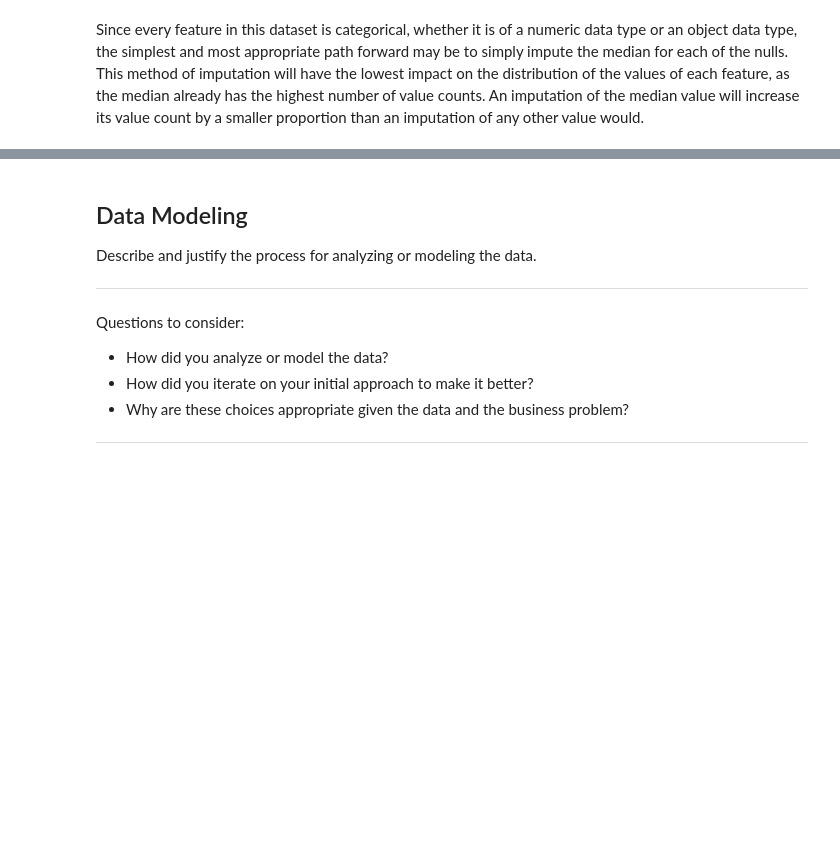
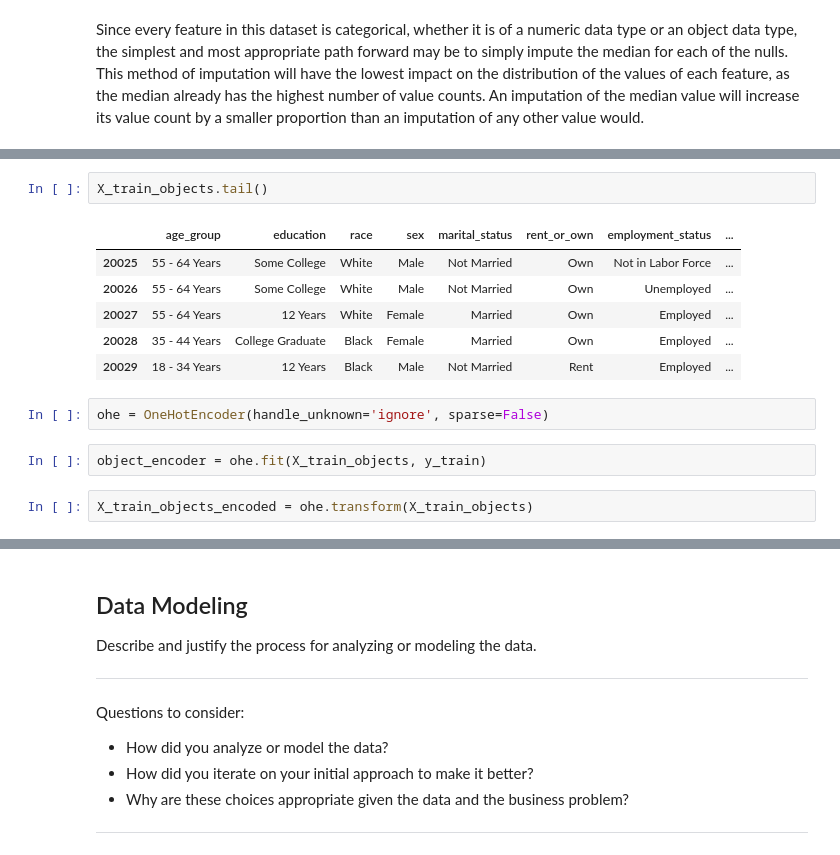
Before and after one commit to ChumpyDuelle/h1n1-and-seasonal-flu-vaccines, a Jupyter notebook: h1n1-and-seasonal-flu-vaccines.ipynb, the cells around one changed output, grey strips where cells are left out. Drawn from its saved outputs; the diff is of its cells as text; blank space fills up the shorter version.

```diff
--- a/h1n1-and-seasonal-flu-vaccines.ipynb
+++ b/h1n1-and-seasonal-flu-vaccines.ipynb
@@ -845,0 +1097,15 @@ Since every feature in this dataset is categorical, whether it is of a numeric d
+# %%
+X_train_objects.tail()
+# %% [output]
+|  | age_group | education | race | sex | marital_status | rent_or_own | employment_status | ... |
+| 20025 | 55 - 64 Years | Some College | White | Male | Not Married | Own | Not in Labor Force | ... |
+| 20026 | 55 - 64 Years | Some College | White | Male | Not Married | Own | Unemployed | ... |
+| 20027 | 55 - 64 Years | 12 Years | White | Female | Married | Own | Employed | ... |
+| 20028 | 35 - 44 Years | College Graduate | Black | Female | Married | Own | Employed | ... |
+| 20029 | 18 - 34 Years | 12 Years | Black | Male | Not Married | Rent | Employed | ... |
+# %%
+ohe = OneHotEncoder(handle_unknown='ignore', sparse=False)
+# %%
+object_encoder = ohe.fit(X_train_objects, y_train)
+# %%
+X_train_objects_encoded = ohe.transform(X_train_objects)
```
Also changed, not shown: parts of 40 cells of this notebook.
